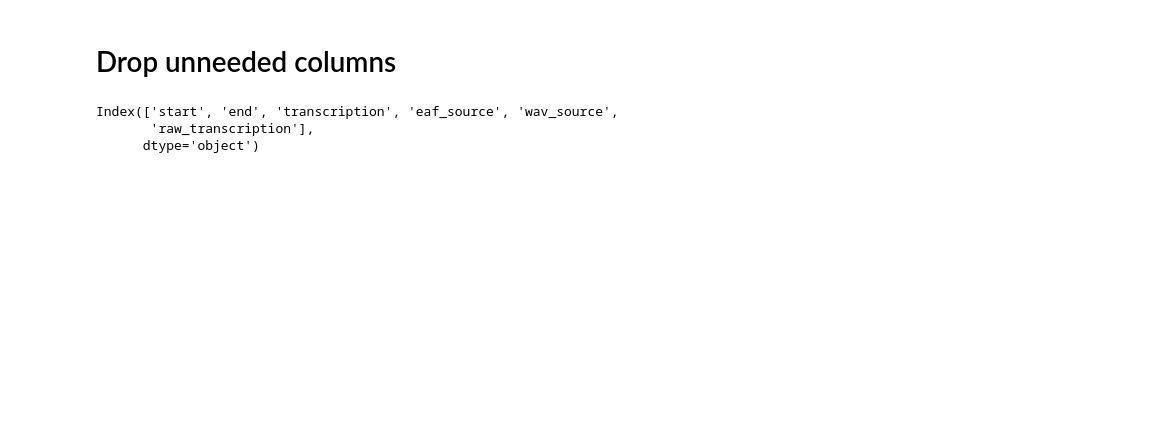
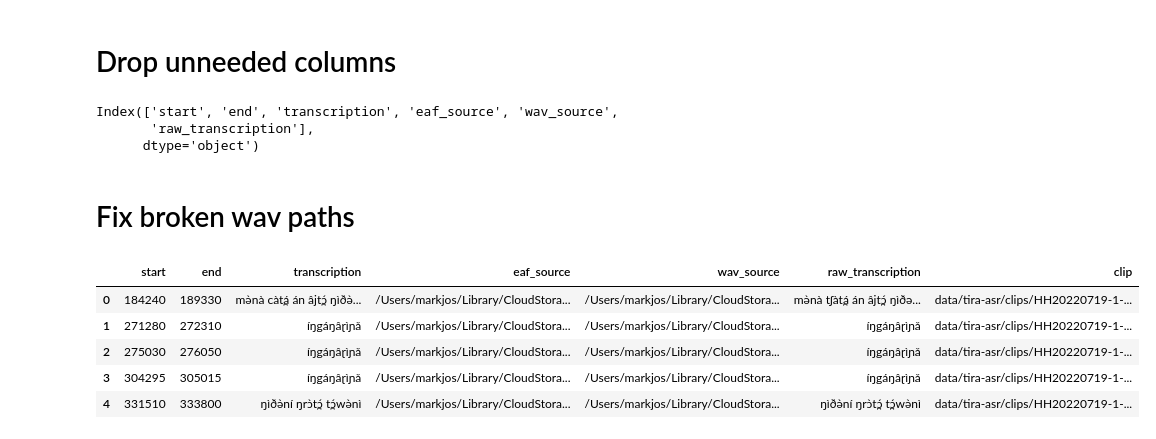
Before and after one commit to markjosims/malachor5, a Jupyter notebook: notebooks/tira_asr_dataset.ipynb, the cells around one changed output. Saved outputs shown, nothing was run; the diff lists cells and outputs as text; code cells hidden in the pictures; blank space fills up the shorter version.

Commit message:
explore clip data

```diff
--- a/notebooks/tira_asr_dataset.ipynb
+++ b/notebooks/tira_asr_dataset.ipynb
@@ -342,3 +342,16 @@ Index(['start', 'end', 'transcription', 'eaf_source', 'wav_source',
       dtype='object')
 # %%
 df_out.to_csv('../data/tira-asr/metadata.csv',index=False)
+# %% [markdown]
+# Fix broken wav paths
+# %%
+clipdata_path = '../data/tira-asr/clipdata.csv'
+clip_df = pd.read_csv(clipdata_path, keep_default_na=False)
+clip_df.head()
+# %% [output]
+|  | start | end | transcription | eaf_source | wav_source | raw_transcription | clip |
+| 0 | 184240 | 189330 | mə̀nà càt̪á án âjt̪ɔ́ ŋìðə̀... | /Users/markjos/Library/CloudStora... | /Users/markjos/Library/CloudStora... | mə̀nà tʃàt̪á án âjt̪ɔ́ ŋìðə... | data/tira-asr/clips/HH20220719-1-... |
+| 1 | 271280 | 272310 | íŋgáŋâɽìɲǎ | /Users/markjos/Library/CloudStora... | /Users/markjos/Library/CloudStora... | íŋgáŋâɽìɲǎ | data/tira-asr/clips/HH20220719-1-... |
+| 2 | 275030 | 276050 | íŋgáŋâɽìɲǎ | /Users/markjos/Library/CloudStora... | /Users/markjos/Library/CloudStora... | íŋgáŋâɽìɲǎ | data/tira-asr/clips/HH20220719-1-... |
+| 3 | 304295 | 305015 | íŋgáŋâɽìɲǎ | /Users/markjos/Library/CloudStora... | /Users/markjos/Library/CloudStora... | íŋgáŋâɽìɲǎ | data/tira-asr/clips/HH20220719-1-... |
+| 4 | 331510 | 333800 | ŋìðə̀ní ŋrɔ̀t̪ɔ́ t̪ɔ́wə̀nì | /Users/markjos/Library/CloudStora... | /Users/markjos/Library/CloudStora... | ŋìðə̀ní ŋrɔ̀t̪ɔ́ t̪ɔ́wə̀nì | data/tira-asr/clips/HH20220719-1-... |
```
Also changed, not shown: parts of 1 cell of this notebook.
